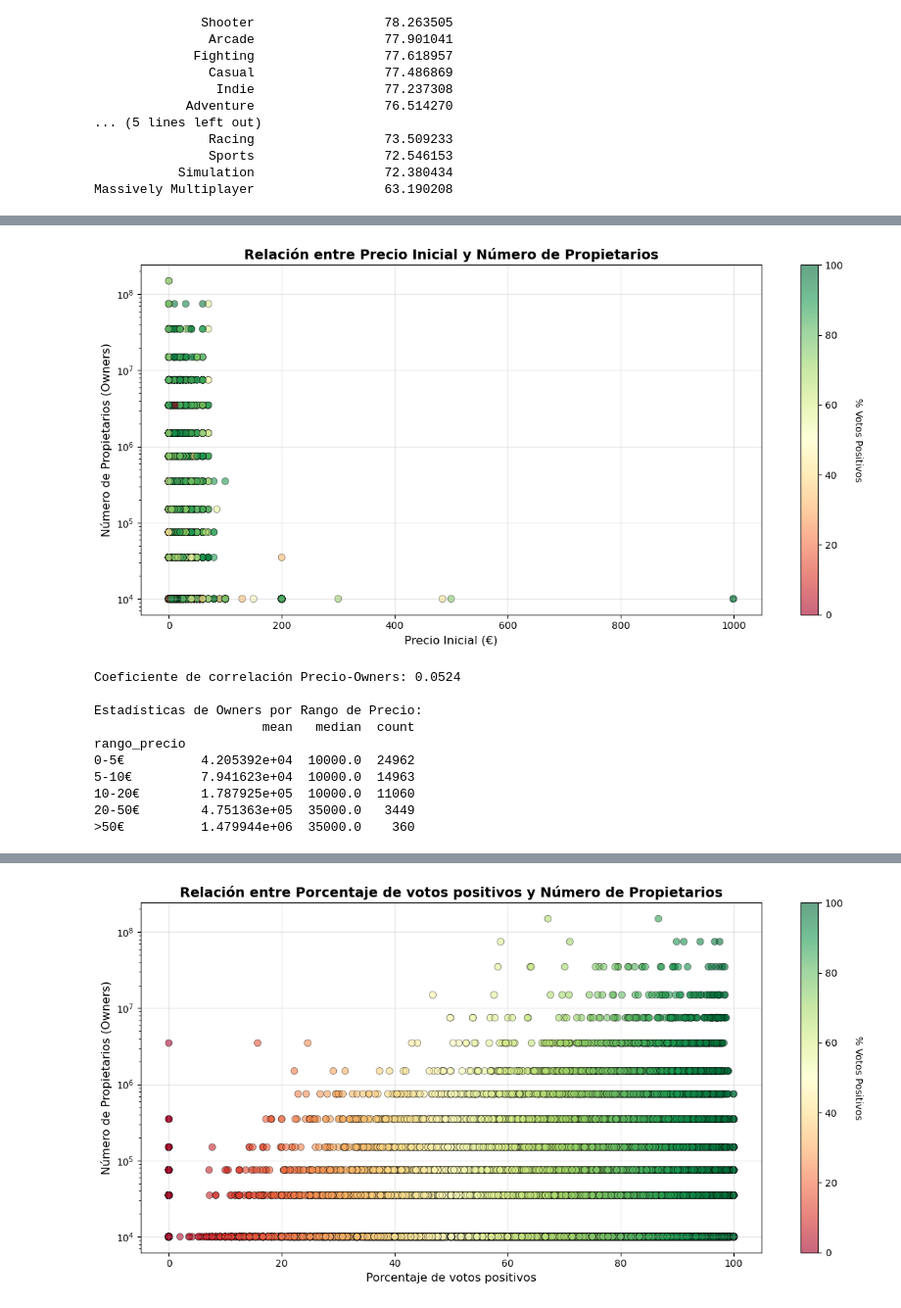
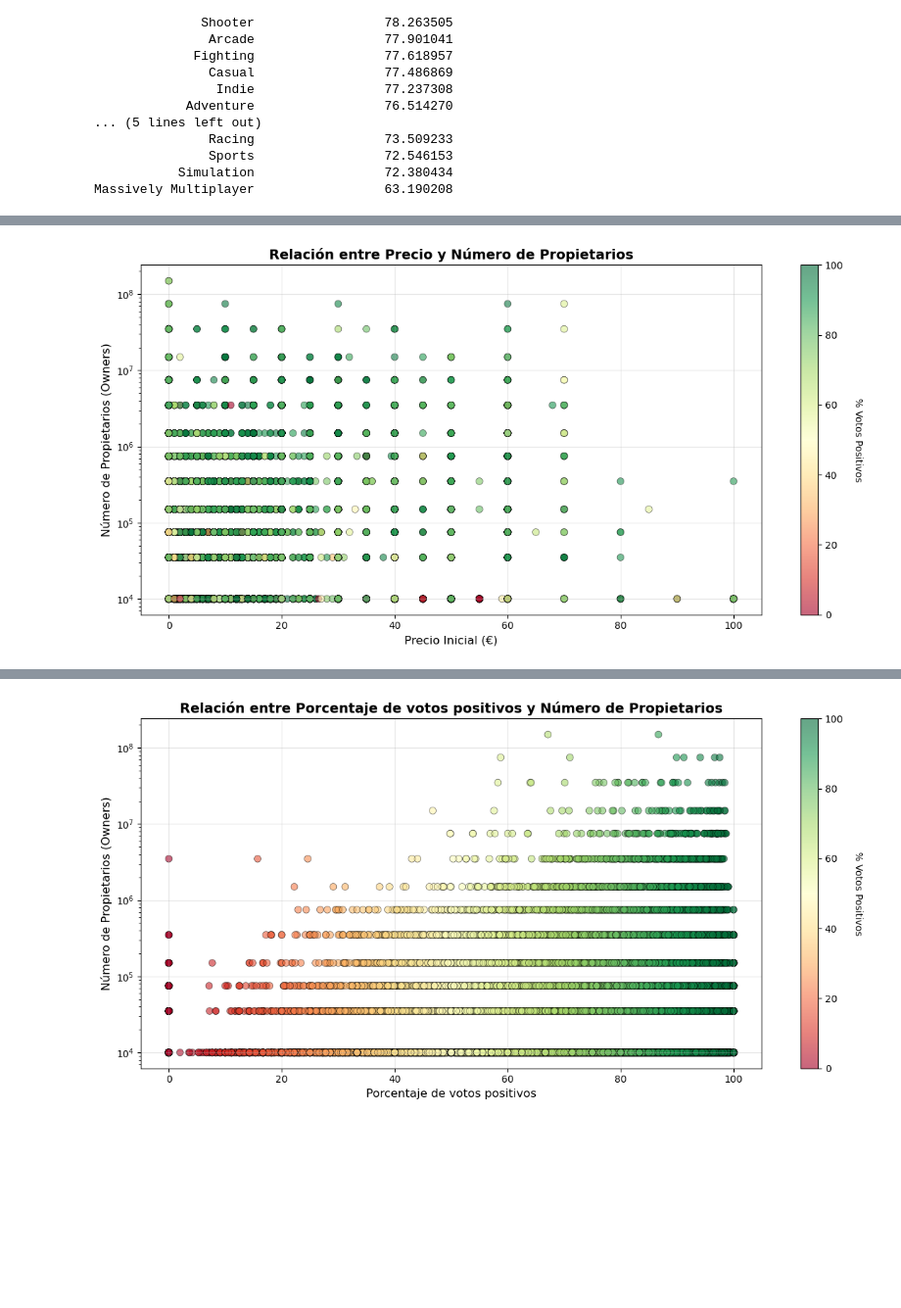
Before and after one commit to MetalMaxALIZ/Proyecto, a Jupyter notebook: notebooks_and_scripts/Analysis.ipynb, the cells around one changed output, grey strips where cells are left out. Shown: that part at 98% size. Saved outputs shown, nothing was run; the diff lists cells and outputs as text; code cells hidden in the pictures; blank space fills up the shorter version.

```diff
--- a/notebooks_and_scripts/Analysis.ipynb
+++ b/notebooks_and_scripts/Analysis.ipynb
@@ -282,0 +282,4 @@ df_combinado.sort_values('initialprice')
+# %%
+# Borramos las filas con precios mayores a 200 euros ya que son muy pocas
+df_combinado_final = df_combinado[df_combinado['initialprice'] <= 100]
+df_combinado_final.shape
@@ -382,51 +356,28 @@ LinAlgError: SVD did not converge in Linear Least Squares
 # %%
 # GRÁFICA 3: Precio Inicial vs Owners
 # Gráfico de dispersión
 
 plt.figure(figsize=(12, 6))
 
 # Scatter plot con gradiente de color basado en votos positivos
-scatter = plt.scatter(df_combinado['initialprice'], df_combinado['owners'],
-                     c=df_combinado['porcentaje_votos_positivos'],
+scatter = plt.scatter(df_combinado_final['initialprice'], df_combinado_final['owners'],
+                     c=df_combinado_final['porcentaje_votos_positivos'],
                      cmap='RdYlGn', alpha=0.6, s=50, edgecolors='black', linewidth=0.5)
 
 plt.xlabel('Precio Inicial (€)', fontsize=12)
 plt.ylabel('Número de Propietarios (Owners)', fontsize=12)
-plt.title('Relación entre Precio Inicial y Número de Propietarios', fontsize=14, fontweight='bold')
+plt.title('Relación entre Precio y Número de Propietarios', fontsize=14, fontweight='bold')
 plt.yscale('log')  # Escala logarítmica para owners
 plt.grid(True, alpha=0.3)
 
 # Barra de color
 cbar = plt.colorbar(scatter)
 cbar.set_label('% Votos Positivos', rotation=270, labelpad=20)
 
 plt.tight_layout()
 plt.show()
-
-# Correlación
-correlacion = df_combinado[['initialprice', 'owners']].corr().iloc[0, 1]
-print(f"\nCoeficiente de correlación Precio-Owners: {correlacion:.4f}")
-
-# Estadísticas por rangos de precio
-df_combinado['rango_precio'] = pd.cut(df_combinado['initialprice'],
-                                       bins=[0, 5, 10, 20, 50, 100],
-                                       labels=['0-5€', '5-10€', '10-20€', '20-50€', '>50€'])
-
-stats_precio = df_combinado.groupby('rango_precio')['owners'].agg(['mean', 'median', 'count'])
-print("\nEstadísticas de Owners por Rango de Precio:")
-print(stats_precio)
 # %% [output]
-[figure, old version]
+[figure, new version]
-Coeficiente de correlación Precio-Owners: 0.0524
-
-Estadísticas de Owners por Rango de Precio:
-                      mean   median  count
-rango_precio
-0-5€          4.205392e+04  10000.0  24962
-5-10€         7.941623e+04  10000.0  14963
-10-20€        1.787925e+05  10000.0  11060
-20-50€        4.751363e+05  35000.0   3449
->50€          1.479944e+06  35000.0    360
 # %%
 # GRÁFICA 4: Géneros vs Owners
 # Calcular el promedio de owners por género
```
Also changed, not shown: parts of 12 cells of this notebook, 5 other files.
